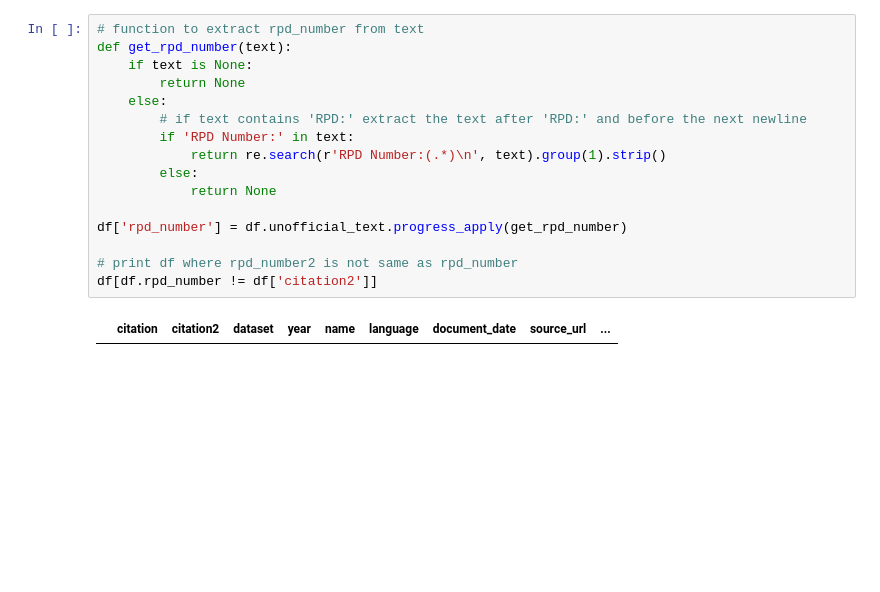
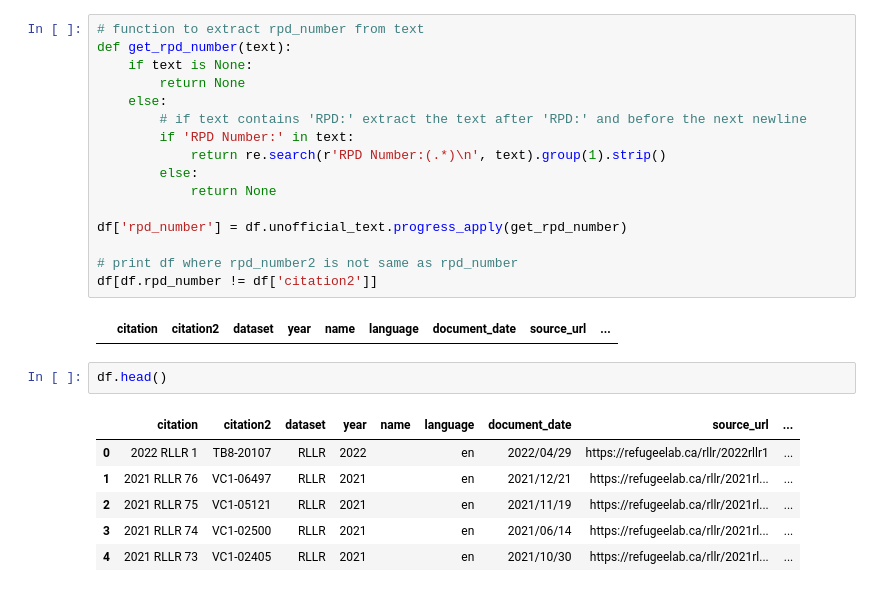
Before and after one commit to Refugee-Law-Lab/rllr_bulk_data, a Jupyter notebook: scrape_rllr.ipynb, the cells around one changed output. Cells and saved outputs as stored; diff of their text form; blank space fills up the shorter version.

```diff
--- a/scrape_rllr.ipynb
+++ b/scrape_rllr.ipynb
@@ -274,3 +274,12 @@ df['rpd_number'] = df.unofficial_text.progress_apply(get_rpd_number)
 df[df.rpd_number != df['citation2']]
 # %% [output]
 |  | citation | citation2 | dataset | year | name | language | document_date | source_url | ... |
+# %%
+df.head()
+# %% [output]
+|  | citation | citation2 | dataset | year | name | language | document_date | source_url | ... |
+| 0 | 2022 RLLR 1 | TB8-20107 | RLLR | 2022 |  | en | 2022/04/29 | https://refugeelab.ca/rllr/2022rllr1 | ... |
+| 1 | 2021 RLLR 76 | VC1-06497 | RLLR | 2021 |  | en | 2021/12/21 | https://refugeelab.ca/rllr/2021rl... | ... |
+| 2 | 2021 RLLR 75 | VC1-05121 | RLLR | 2021 |  | en | 2021/11/19 | https://refugeelab.ca/rllr/2021rl... | ... |
+| 3 | 2021 RLLR 74 | VC1-02500 | RLLR | 2021 |  | en | 2021/06/14 | https://refugeelab.ca/rllr/2021rl... | ... |
+| 4 | 2021 RLLR 73 | VC1-02405 | RLLR | 2021 |  | en | 2021/10/30 | https://refugeelab.ca/rllr/2021rl... | ... |
```
